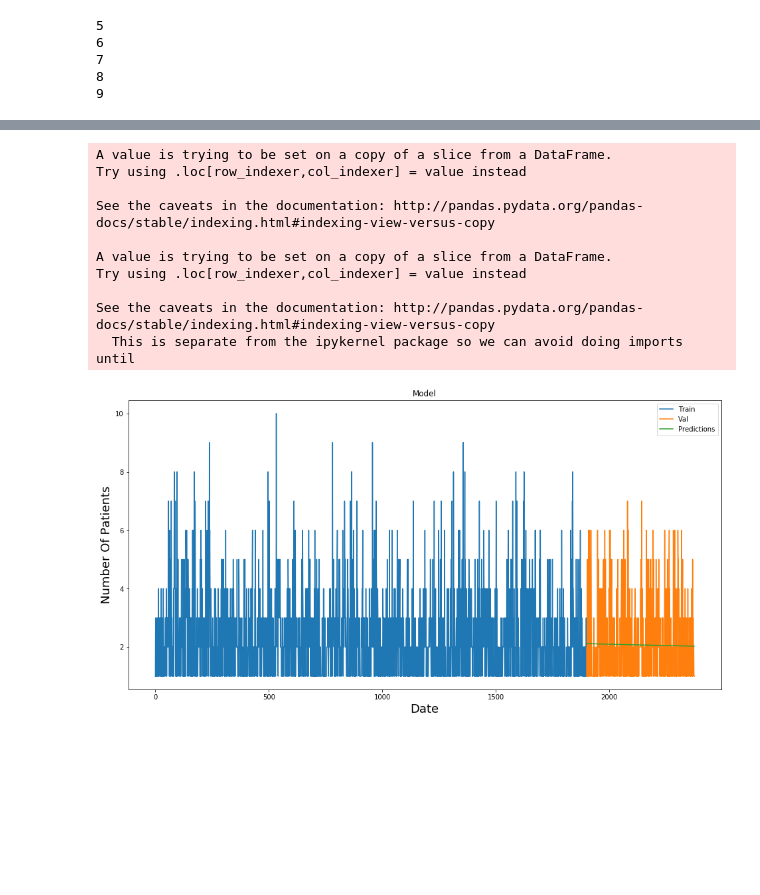
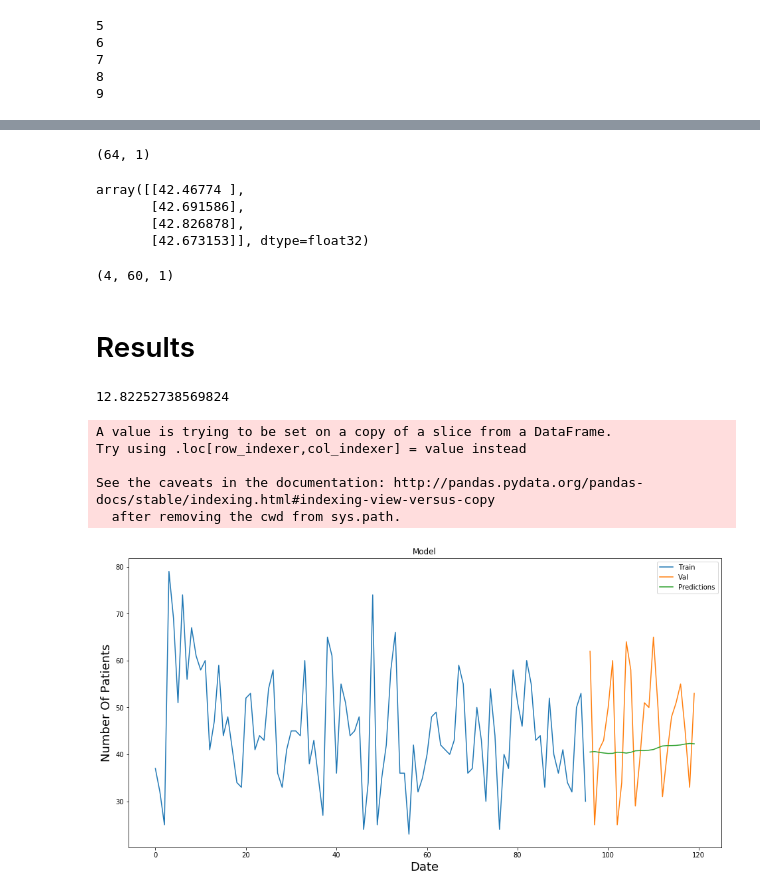
Before and after one commit to muwongeemmanuel/seemlos, a Jupyter notebook: Model/LOS_Encounter.ipynb, the cells around one changed output, grey strips where cells are left out. Saved outputs shown, nothing was run; the diff lists cells and outputs as text; code cells hidden in the pictures; blank space fills up the shorter version.

Commit message:
monthly forecast

```diff
--- a/Model/LOS_Encounter.ipynb
+++ b/Model/LOS_Encounter.ipynb
@@ -441,5 +543,6 @@ for i in range(0,len(data)):
 # %%
 #setting index
-# new_data.index = new_data.Date
-# new_data.drop('Date', axis=1, inplace=True)
-# new_data
+monthly_new_data.index = monthly_new_data.Date
+monthly_new_data.drop('Date', axis=1, inplace=True)
+# monthly_new_data
+monthly_new_data.to_csv(r'..\Datasets\Encounter\Cleaned\monthlyEncounter.csv')
@@ -488,33 +617,70 @@ rms
+# %%
+# #Test data set
+# monthly_test_data = monthly_scaled_data[monthly_training_data_len - 60: , : ]
+#Test data set on tomorrow
+monthly_test_data = monthly_scaled_data[monthly_training_data_len-4 - 60: , : ]
+#Create the x_test and y_test data sets
+x_test = []
+y_test =  monthly_dataset[monthly_training_data_len : , : ]
+#Get all of the rows from index 1603 to the rest and all of the columns (in this case it's only column 'Close'), so 2003 - 1603 = 400 rows of data
+for i in range(60,len(monthly_test_data)):
+    x_test.append(monthly_test_data[i-60:i,0])
+#Convert x_test to a numpy array
+x_test = np.array(x_test)
+#Reshape the data into the shape accepted by the LSTM
+x_test = np.reshape(x_test, (x_test.shape[0],x_test.shape[1],1))
+#Getting the models predicted price values
+predictions = monthly_model.predict(x_test)
+#Undo scaling
+predictions = scaler.inverse_transform(predictions)
+# %%
+monthly_test_data.shape
+# %% [output]
+(64, 1)
+# %%
+predictions
+# %% [output]
+array([[42.46774 ],
+       [42.691586],
+       [42.826878],
+       [42.673153]], dtype=float32)
+# %%
+x_test.shape
+# %% [output]
+(4, 60, 1)
+# %% [markdown]
+# Results
+# %%
+#Calculate/Get the value of RMSE
+rmse=np.sqrt(np.mean(((predictions- y_test)**2)))
+rmse
+#OR
+# rms=np.sqrt(np.mean(np.power((valid-patients_no),2)))
+# rms
+# %% [output]
+12.82252738569824
 # %%
-#plot
-valid['Predictions'] = 0
-valid['Predictions'] = preds
-
-valid.index = new_data[training_data_len:].index
-train.index = new_data[:training_data_len].index
-
-# pyplot.plot(train['Patient'])
-# pyplot.plot(valid[['Patient', 'Predictions']])
-
+#Plot/Create the data for the graph
+train = monthly_new_data[:monthly_training_data_len]
+valid = monthly_new_data[monthly_training_data_len:]
+valid['Predictions'] = predictions
+train = train.reset_index()
+valid = valid.reset_index()
+valid.index += monthly_training_data_len
 #Visualize the data
 pyplot.figure(figsize=(16,8))
 pyplot.title('Model')
 pyplot.xlabel('Date', fontsize=18)
 pyplot.ylabel('Number Of Patients', fontsize=18)
 pyplot.plot(train['Patient'])
 pyplot.plot(valid[['Patient', 'Predictions']])
 pyplot.legend(['Train', 'Val', 'Predictions'], loc='upper right')
 pyplot.show()
 # %% [output]
 A value is trying to be set on a copy of a slice from a DataFrame.
 Try using .loc[row_indexer,col_indexer] = value instead
 
 See the caveats in the documentation: http://pandas.pydata.org/pandas-docs/stable/indexing.html#indexing-view-versus-copy
-
-A value is trying to be set on a copy of a slice from a DataFrame.
-Try using .loc[row_indexer,col_indexer] = value instead
-
-See the caveats in the documentation: http://pandas.pydata.org/pandas-docs/stable/indexing.html#indexing-view-versus-copy
-  This is separate from the ipykernel package so we can avoid doing imports until
+  after removing the cwd from sys.path.
-[figure, old version]
+[figure, new version]
 # %%
```
Also changed, not shown: parts of 27 cells of this notebook, 3 other files.
